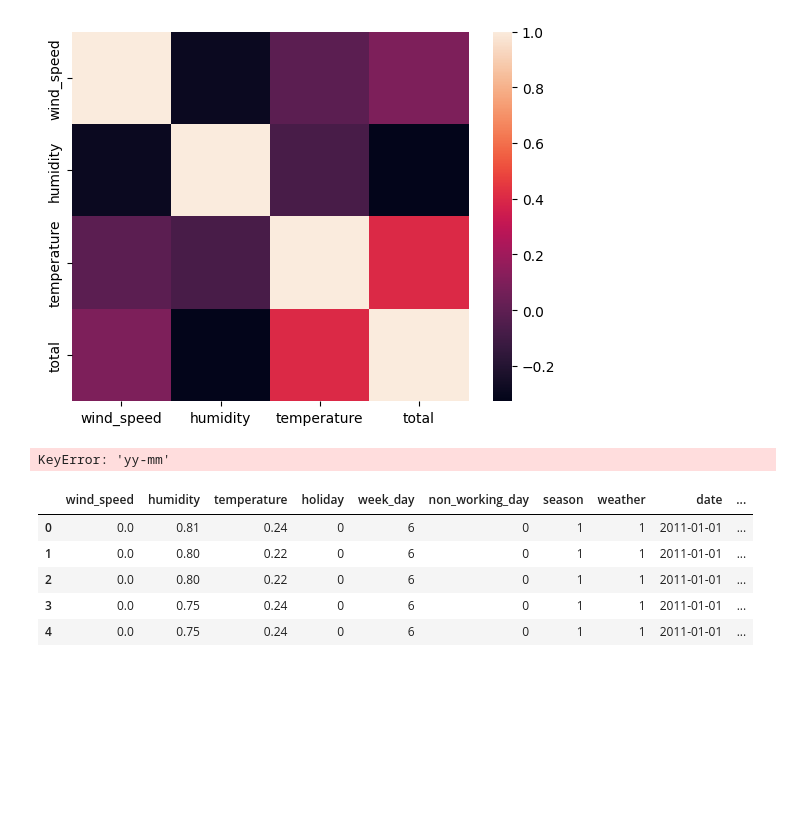
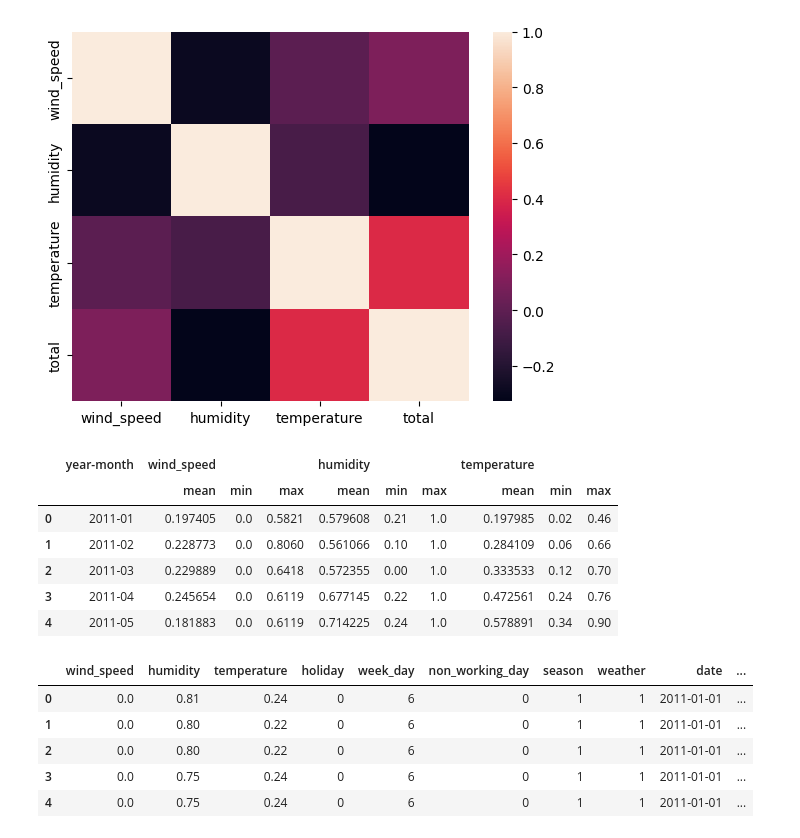
Before and after one commit to oecorrechag/Project-Italian, a Jupyter notebook: notebooks/2.0.0_descriptive.ipynb, the cells around one changed output. Saved outputs shown, nothing was run; the diff lists cells and outputs as text; code cells hidden in the pictures; blank space fills up the shorter version.

```diff
--- a/notebooks/2.0.0_descriptive.ipynb
+++ b/notebooks/2.0.0_descriptive.ipynb
@@ -96,10 +96,16 @@ fig.update_xaxes(
     ticktext=['No','Yes'])
 fig.show()
 # %%
-df_time = df.groupby(['yy-mm'])['wind_speed','humidity','temperature'].agg(['mean', 'min', 'max']).reset_index()
+df_time = df.groupby(['year-month'])['wind_speed','humidity','temperature'].agg(['mean', 'min', 'max']).reset_index()
 df_time.head()
 # %% [output]
-KeyError: 'yy-mm'
+|  | year-month | wind_speed |  |  | humidity |  |  | temperature |  |  |
+|  |  | mean | min | max | mean | min | max | mean | min | max |
+| 0 | 2011-01 | 0.197405 | 0.0 | 0.5821 | 0.579608 | 0.21 | 1.0 | 0.197985 | 0.02 | 0.46 |
+| 1 | 2011-02 | 0.228773 | 0.0 | 0.8060 | 0.561066 | 0.10 | 1.0 | 0.284109 | 0.06 | 0.66 |
+| 2 | 2011-03 | 0.229889 | 0.0 | 0.6418 | 0.572355 | 0.00 | 1.0 | 0.333533 | 0.12 | 0.70 |
+| 3 | 2011-04 | 0.245654 | 0.0 | 0.6119 | 0.677145 | 0.22 | 1.0 | 0.472561 | 0.24 | 0.76 |
+| 4 | 2011-05 | 0.181883 | 0.0 | 0.6119 | 0.714225 | 0.24 | 1.0 | 0.578891 | 0.34 | 0.90 |
 # %%
 df.head()
 # %% [output]
```
Also changed, not shown: parts of 4 cells of this notebook.
